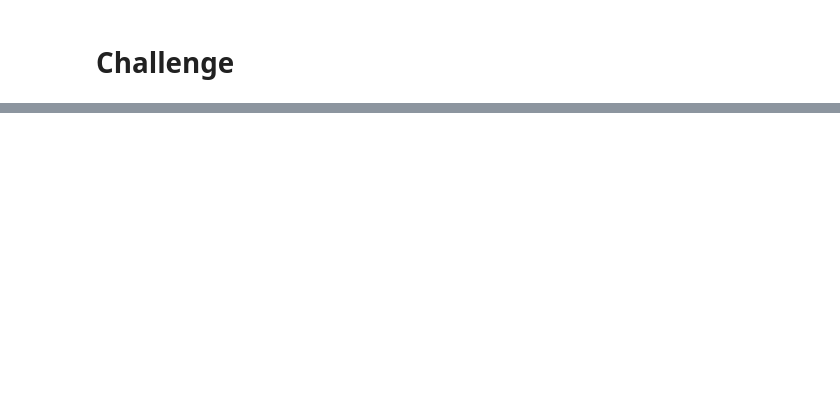
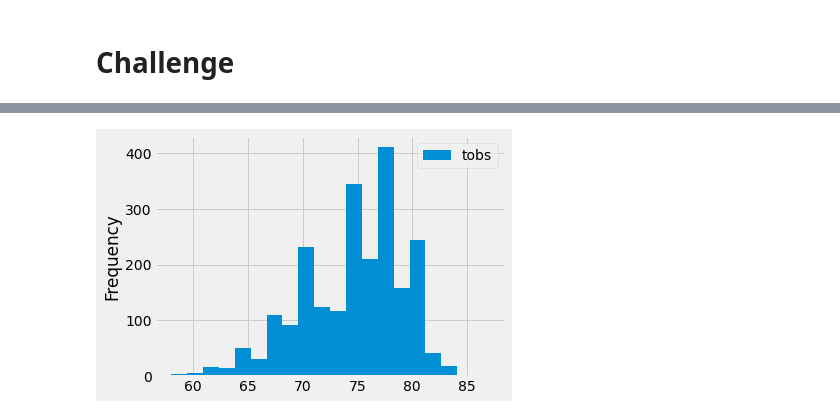
Before and after one commit to rrantxa/surfs_up, a Jupyter notebook: climate_analysis.ipynb, the cells around one changed output, grey strips where cells are left out. Cells and saved outputs as stored; diff of their text form; code cells hidden in the pictures; blank space fills up the shorter version.

```diff
--- a/climate_analysis.ipynb
+++ b/climate_analysis.ipynb
@@ -97,0 +175,5 @@ weather_df.describe().round(4)
+# %%
+station_df.plot.hist(bins = 20)
+plt.tight_layout()
+# %% [output]
+[figure, added]
```
Also changed, not shown: parts of 10 cells of this notebook.
